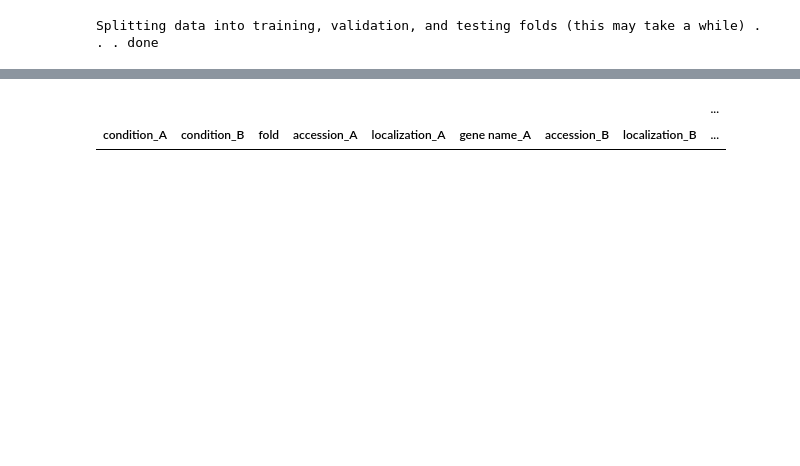
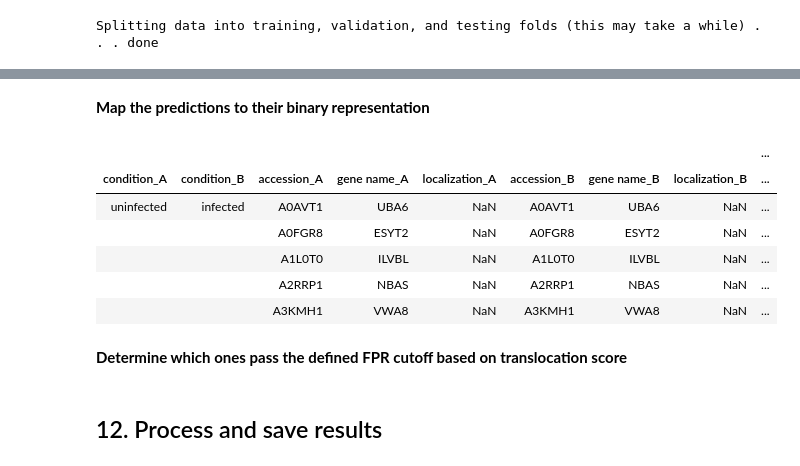
Before and after one commit to cristealab/TRANSPIRE_JASMS2020, a Jupyter notebook: docs/notebooks/final model fitting and evaluation.ipynb, the cells around one changed output, grey strips where cells are left out. Cells and saved outputs as stored; diff of their text form; code cells hidden in the pictures; blank space fills up the shorter version.

```diff
--- a/docs/notebooks/final model fitting and evaluation.ipynb
+++ b/docs/notebooks/final model fitting and evaluation.ipynb
@@ -365,3 +410,17 @@ predicted_scores = pd.concat(predicted_scores, names = ['condition_A', 'conditio
+# %% [markdown]
+**Map the predictions to their binary representation**
 # %%
 binary_predictions = TRANSPIRE.utils.map_binary(predicted_scores.score, mapping_r)
+
+binary_predictions.head()
+# %% [output]
+|  |  |  |  |  |  |  |  | ... |
+| condition_A | condition_B | accession_A | gene name_A | localization_A | accession_B | gene name_B | localization_B | ... |
+| uninfected | infected | A0AVT1 | UBA6 | NaN | A0AVT1 | UBA6 | NaN | ... |
+|  |  | A0FGR8 | ESYT2 | NaN | A0FGR8 | ESYT2 | NaN | ... |
+|  |  | A1L0T0 | ILVBL | NaN | A1L0T0 | ILVBL | NaN | ... |
+|  |  | A2RRP1 | NBAS | NaN | A2RRP1 | NBAS | NaN | ... |
+|  |  | A3KMH1 | VWA8 | NaN | A3KMH1 | VWA8 | NaN | ... |
+# %% [markdown]
+**Determine which ones pass the defined FPR cutoff based on translocation score**
 # %%
@@ -369,5 +428,2 @@ p = binary_predictions[binary_predictions['translocation']>=cutoffs[list(zip(bin
-# %%
-p
-# %% [output]
-|  |  |  |  |  |  |  |  | ... |
-| condition_A | condition_B | fold | accession_A | localization_A | gene name_A | accession_B | localization_B | ... |
+# %% [markdown]
+## 12. Process and  save results
```
Also changed, not shown: parts of 37 cells of this notebook, 3 other files.
